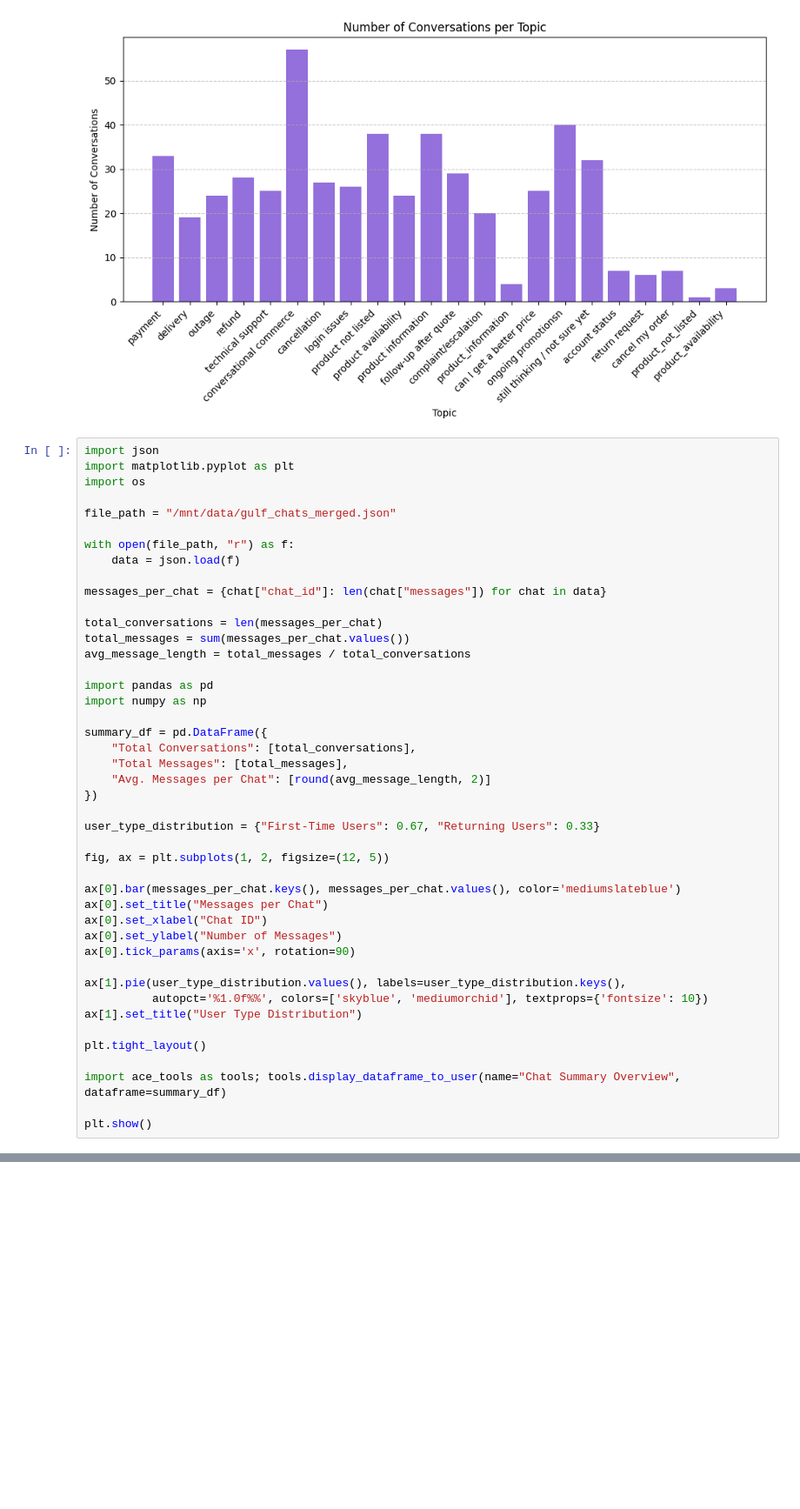
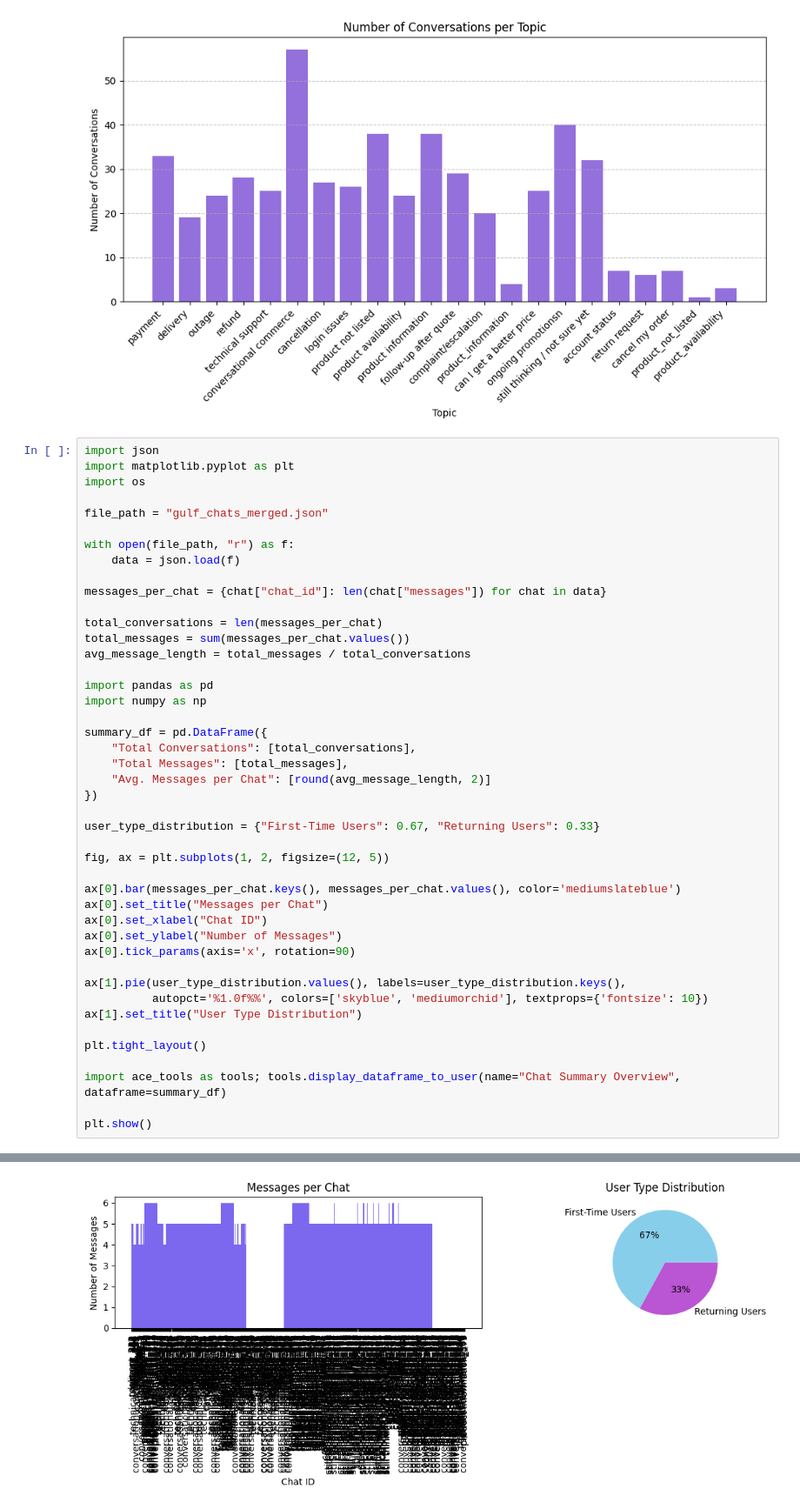
Before and after one commit to Hiida3li/DE-cycle, a Jupyter notebook: src/data_explorations/eda_01.ipynb, the cells around one changed output, grey strips where cells are left out. Shown: that part at 87% size. Cells and saved outputs as stored; diff of their text form; blank space fills up the shorter version.

```diff
--- a/src/data_explorations/eda_01.ipynb
+++ b/src/data_explorations/eda_01.ipynb
@@ -111,7 +111,7 @@ import json
 import matplotlib.pyplot as plt
 import os
 
-file_path = "/mnt/data/gulf_chats_merged.json"
+file_path = "gulf_chats_merged.json"
 
 with open(file_path, "r") as f:
     data = json.load(f)
@@ -154,0 +155 @@ FileNotFoundError: [Errno 2] No such file or directory: '/mnt/data/gulf_chats_me
+[figure, added]
```
Also changed, not shown: parts of 2 cells of this notebook, 1 other file.
